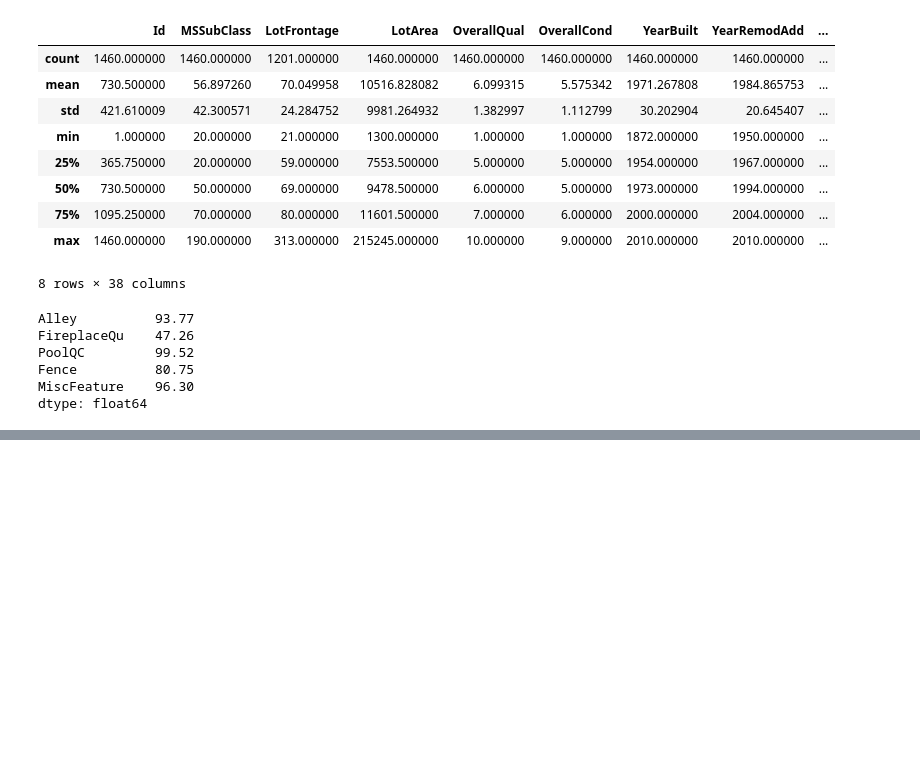
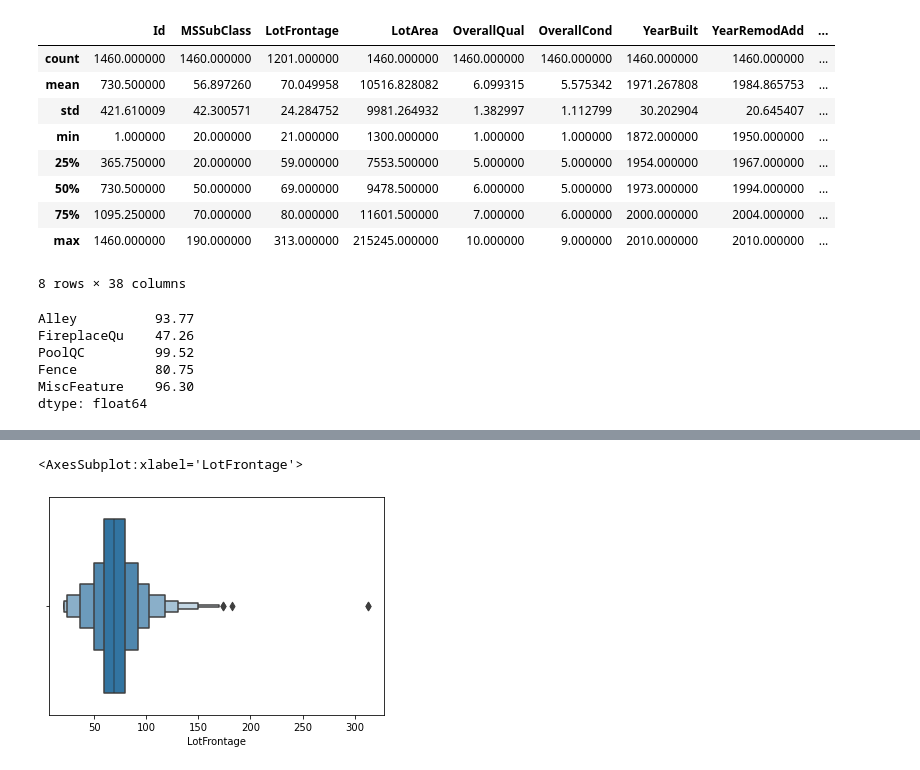
Before and after one commit to prince-khurana/Advanced_Regression, a Jupyter notebook: Assignment - Advanced Regression.ipynb, the cells around one changed output, grey strips where cells are left out. Drawn from its saved outputs; the diff is of its cells as text; code cells hidden in the pictures; blank space fills up the shorter version.

```diff
--- a/Assignment - Advanced Regression.ipynb
+++ b/Assignment - Advanced Regression.ipynb
@@ -119,0 +128,5 @@ dtype: float64
+# %%
+sns.boxenplot(train_data.LotFrontage)
+# %% [output]
+<AxesSubplot:xlabel='LotFrontage'>
+[figure, added]
```
Also changed, not shown: parts of 9 cells of this notebook, 1 other file.
